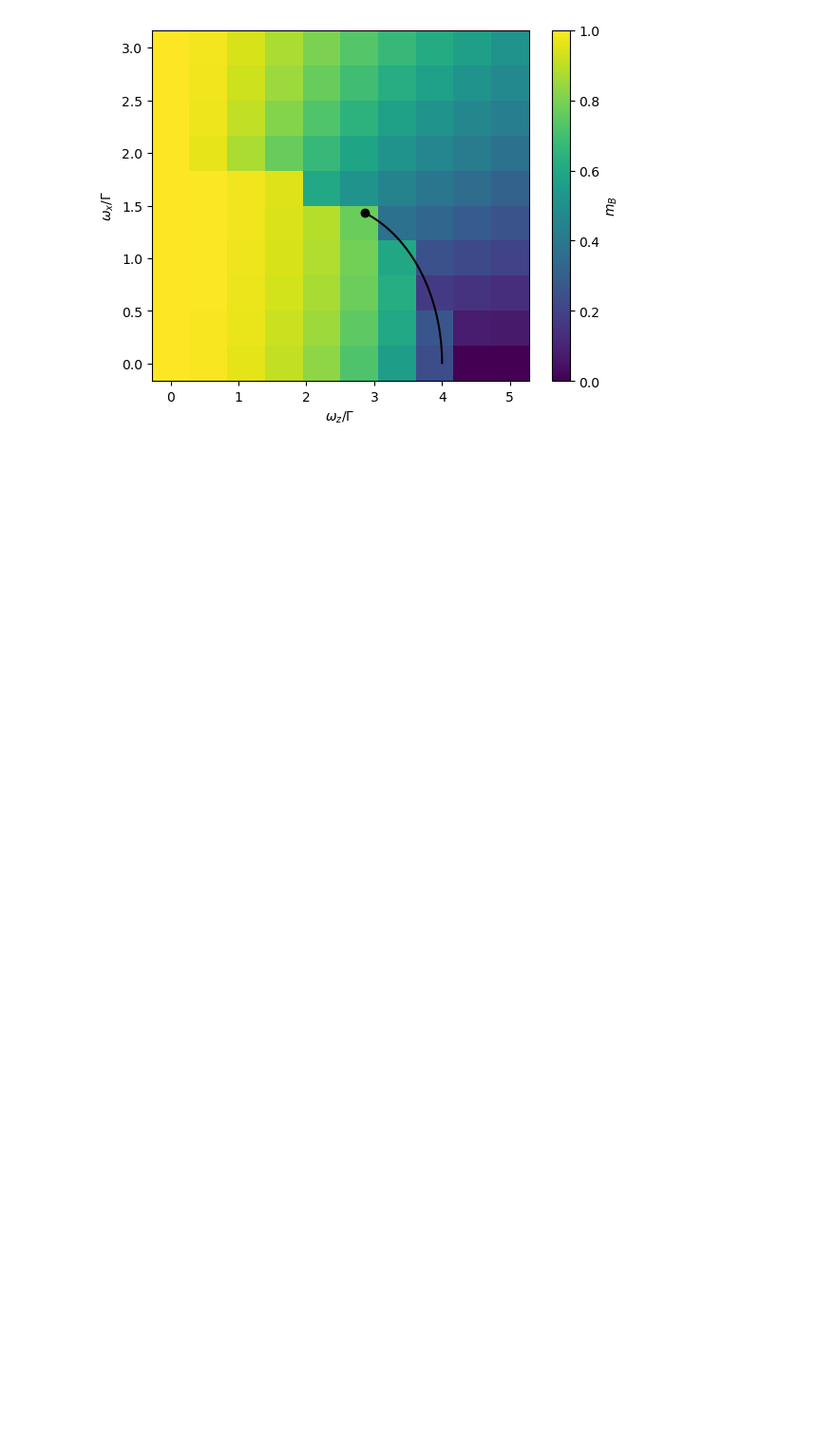
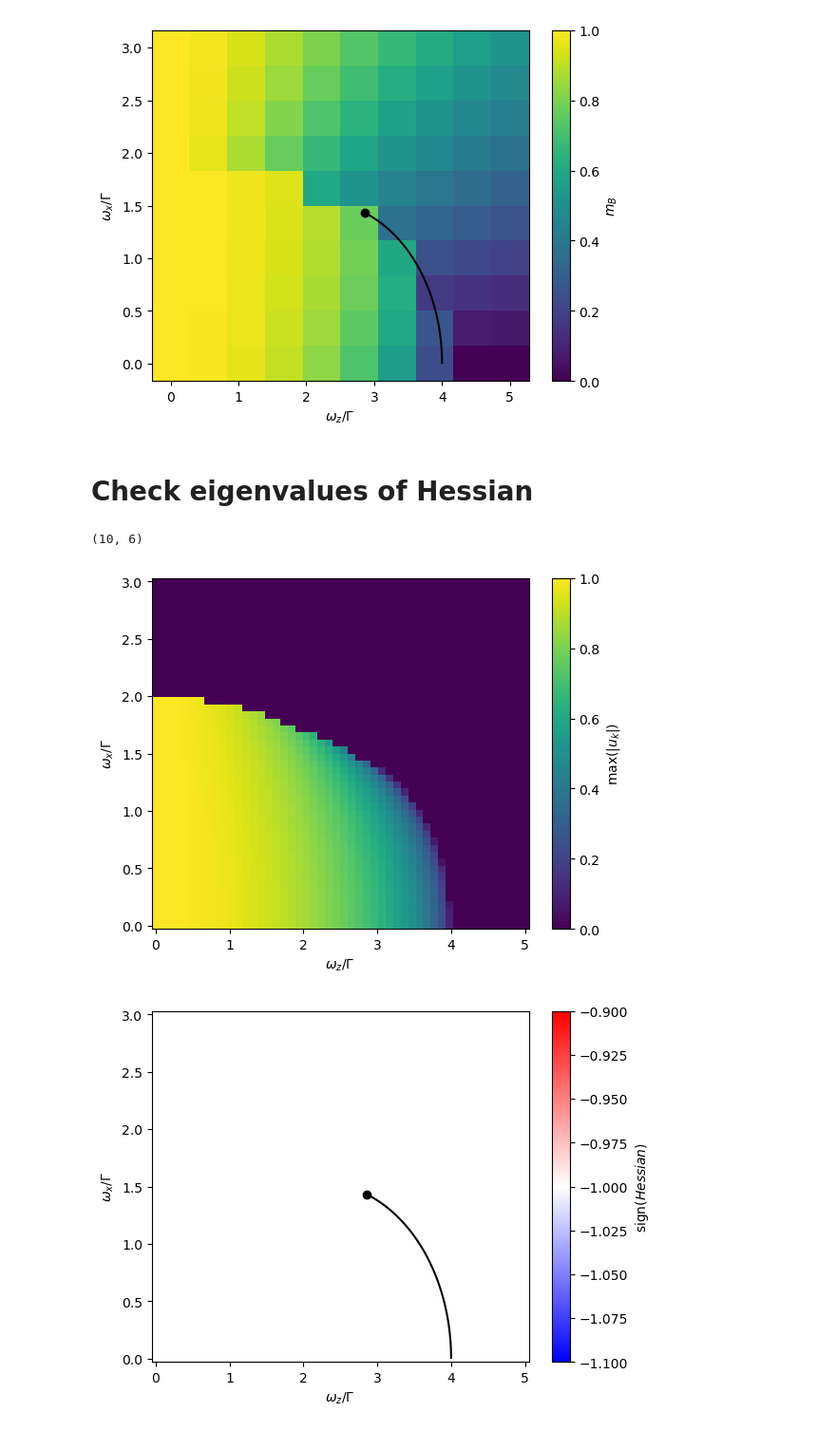
Before and after one commit to chuan97/long-range-ising, a Jupyter notebook: test_antiferro.ipynb, the cells around one changed output. Shown at 95% size. Cells and saved outputs as stored; diff of their text form; code cells hidden in the pictures; blank space fills up the shorter version.

Commit message:
Update bS plot and antiferro tests

```diff
--- a/test_antiferro.ipynb
+++ b/test_antiferro.ipynb
@@ -133,3 +140,76 @@ plt.show()
 [figure]
 [figure]
 [figure]
+# %%
+def Ys_f(uks, beta, wz, λs, gs):
+    aux = kernel(uks, λs, gs)
+    eps = 0.5 * np.sqrt(wz**2 + 4*aux**2)
+
+    return (1 - np.tanh(beta * eps)**2)*beta*(aux / eps)**2 + np.tanh(beta * eps)*(1/eps - (aux**2 / eps**3))
+
+def hessian(uks, beta, wz, ws, λs, gs, N):
+    H = np.diag(-2 * beta * ws)
+    Ys = Ys_f(uks, beta, wz, λs, gs)
+    H += 4/N * beta * np.dot(λs.T, np.dot(np.diag(Ys), λs))
+
+    return H
+# %% [markdown]
+# Check eigenvalues of Hessian
+# %%
+N = 10
+beta = 10
+wzs = np.linspace(0, 5, 50)
+wxs = np.linspace(0, 3, 50)
+alpha = 0.3
+M = round(N**np.tanh(2*alpha**(1/2)))
+
+J = interactions.powerlaw_pbc_afm(N, alpha)
+J = interactions.shift(J, 0.0)
+J = interactions.rescale(J)
+ws, lams = utils.dicke_from_ising(J, 1e-6)
+ws, lams = utils.truncate_dicke(ws, lams, M)
+
+print(lams.shape)
+
+us = np.empty((len(wzs), len(wxs)))
+hessian_sign = np.empty((len(wzs), len(wxs)))
+for i, wz in enumerate(wzs):
+    for j, wx in enumerate(wxs):
+        gs = wx * np.ones(N) / 2
+        uks1 = minimize(dicke.uks_f, x0=np.array([0.0]*len(ws)), args=(beta, wz, ws, np.sqrt(N) * lams, gs, N)).x
+        uks2 = minimize(dicke.uks_f, x0=np.array([2.0]*len(ws)), args=(beta, wz, ws, np.sqrt(N) * lams, gs, N)).x
+
+        if dicke.uks_f(uks1, beta, wz, ws, np.sqrt(N) * lams, gs, N) < dicke.uks_f(uks2, beta, wz, ws, np.sqrt(N) * lams, gs, N):
+            uks = uks1
+        else:
+            uks = uks2
+
+        H = hessian(uks, beta, wz, ws, np.sqrt(N) * lams, gs, N)
+        vals = eigvalsh(H)
+        #print(np.amax(vals))
+        #assert np.amax(vals) < 0
+
+        us[i, j] = np.amax(np.abs(uks))
+        hessian_sign[i, j] = np.amax(vals) / np.abs(np.amax(vals))
+
+
+plt.pcolormesh(wzs, wxs, us.T, cmap='viridis')
+plt.colorbar(label=r'$\max(|u_k|)$')
+plt.ylabel(r'$\omega_x/\Gamma$')
+plt.xlabel(r'$\omega_z/\Gamma$')
+plt.show()
+
+supercritical_pt = 4 * (4/5)**(3/2)
+wzs_dense = np.linspace(supercritical_pt, 4, 100000)
+
+plt.pcolormesh(wzs, wxs, hessian_sign, cmap='bwr')
+plt.plot(wzs_dense, secnd_order_line(wzs_dense), c='k')
+plt.plot(supercritical_pt, secnd_order_line(supercritical_pt), c='k', lw=0, marker='o')
+plt.colorbar(label=r'${\rm sign}(Hessian)$')
+plt.ylabel(r'$\omega_x/\Gamma$')
+plt.xlabel(r'$\omega_z/\Gamma$')
+plt.show()
+# %% [output]
+(10, 6)
+[figure, added]
+[figure, added]
```
Also changed, not shown: parts of 18 cells of this notebook, 3 other files.
